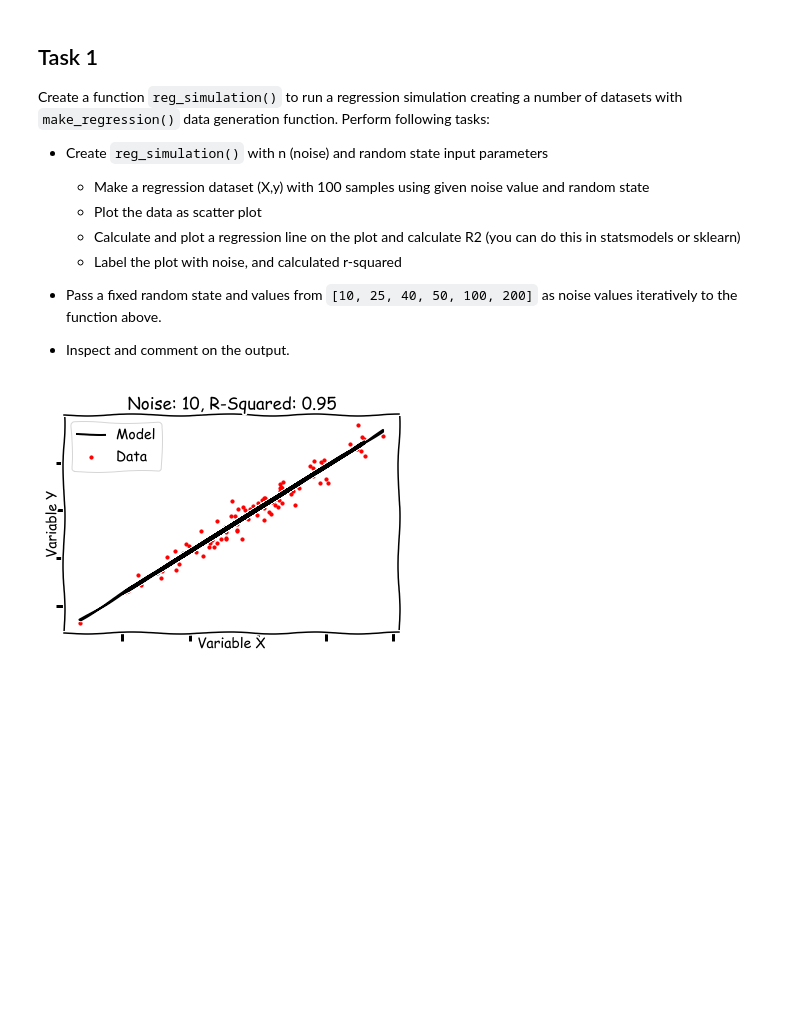
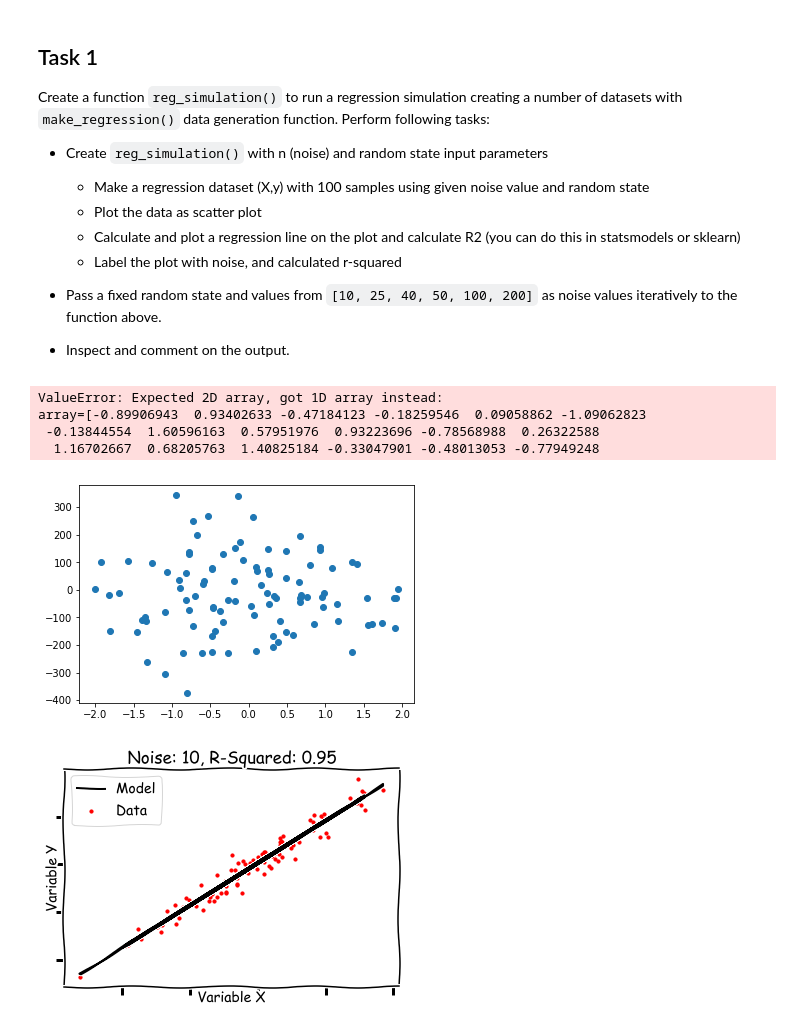
Before and after one commit to kayschulz/dsc-2-23-06-data-generation-process-lab-seattle-ds-career-040119, a Jupyter notebook: index.ipynb, the cells around one changed output. Drawn from its saved outputs; the diff is of its cells as text; code cells hidden in the pictures; blank space fills up the shorter version.

```diff
--- a/index.ipynb
+++ b/index.ipynb
@@ -35,27 +35,33 @@ from sklearn.linear_model import LinearRegression
 # %%
 def reg_simulation(n, random_state):
     X, y = make_regression(n_samples=100, noise=n)
 
     # Use X,y to draw a scatter plot
     plt.scatter(X[:,0], y)
 
 
     lr = LinearRegression()
     lr.fit(X, y)
     y_pred = lr.predict(X)
-    r2 = lr.score(X, y)
+    r2 = lr.score(X[:,0], y)
 
     plt.plot(X, y_pred)
     plt.title('Noise: {}, R-Squared: {}'.format(n, r2))
     plt.show()
     # Fit a linear regression model to X , y and calculate r2
     # label and plot the regression line
 
 
 random_state = None
 
 for n in [10, 25, 40, 50, 100, 200]:
     reg_simulation(n, random_state)
+# %% [output]
+ValueError: Expected 2D array, got 1D array instead:
+array=[-0.89906943  0.93402633 -0.47184123 -0.18259546  0.09058862 -1.09062823
+ -0.13844554  1.60596163  0.57951976  0.93223696 -0.78568988  0.26322588
+  1.16702667  0.68205763  1.40825184 -0.33047901 -0.48013053 -0.77949248
+[figure, added]
 # %%
 # %% [output]
 [figure]
```
